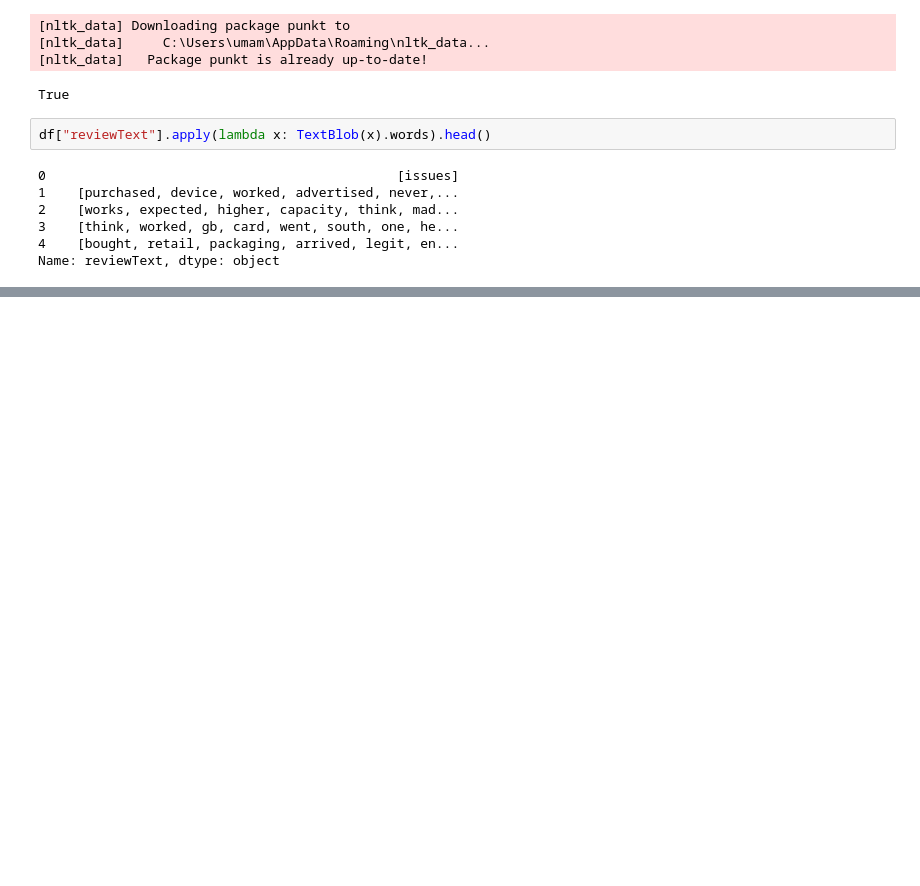
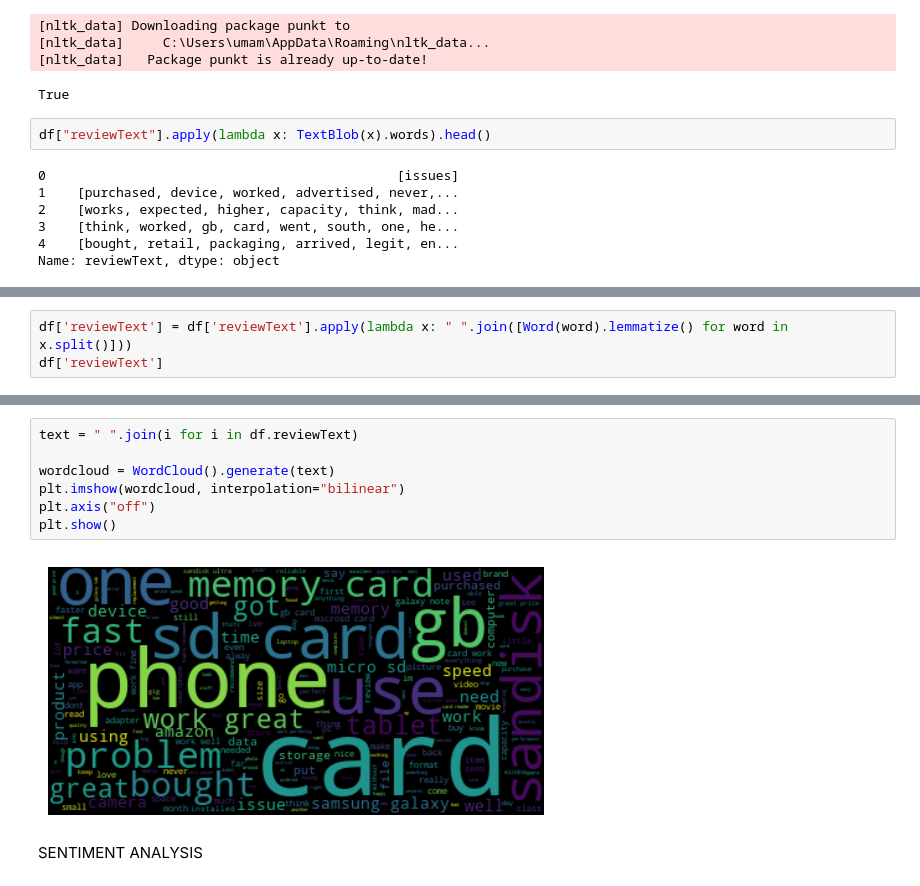
Before and after one commit to UmamAlamin/Sentiment-Analysis-Using-Logistic-Regression-and-Random-Forest, a Jupyter notebook: Modeling/Model.IPYNB, the cells around one changed output, grey strips where cells are left out. Cells and saved outputs as stored; diff of their text form; blank space fills up the shorter version.

```diff
--- a/Modeling/Model.IPYNB
+++ b/Modeling/Model.IPYNB
@@ -214,0 +228,3 @@ Name: reviewText, dtype: object
+# %%
+df['reviewText'] = df['reviewText'].apply(lambda x: " ".join([Word(word).lemmatize() for word in x.split()]))
+df['reviewText']
@@ -214,0 +244,11 @@ Name: reviewText, dtype: object
+# %%
+text = " ".join(i for i in df.reviewText)
+
+wordcloud = WordCloud().generate(text)
+plt.imshow(wordcloud, interpolation="bilinear")
+plt.axis("off")
+plt.show()
+# %% [output]
+[figure, added]
+# %% [markdown]
+SENTIMENT ANALYSIS
```
Also changed, not shown: parts of 15 cells of this notebook.
